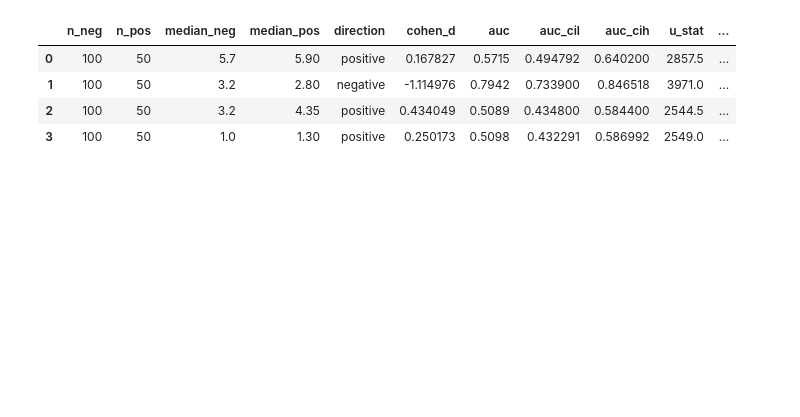
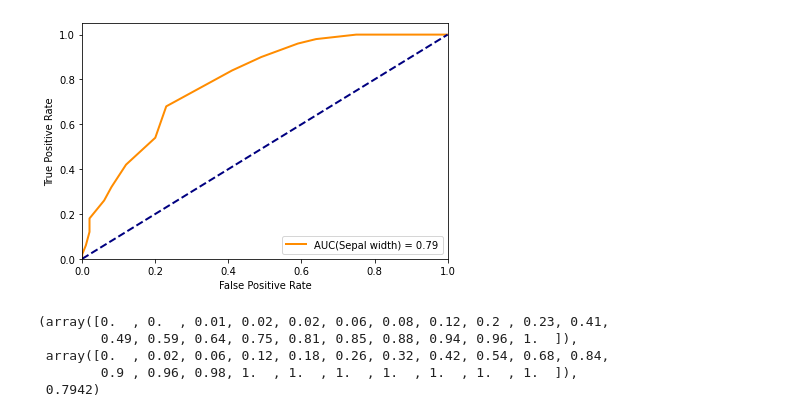
Before and after one commit to hubertgabrys/ml313, a Jupyter notebook: examples/univariate_analysis.ipynb, the cells around one changed output. Cells and saved outputs as stored; diff of their text form; code cells hidden in the pictures; blank space fills up the shorter version.

Commit message:
Updated univariate analysis example.

```diff
--- a/examples/univariate_analysis.ipynb
+++ b/examples/univariate_analysis.ipynb
@@ -8,0 +11,7 @@ y = data_iris['target']==1
+# %%
+data_iris = load_iris()
+df = pd.DataFrame(data_iris['data'])
+df.columns = ['Sepal length', 'Sepal width', 'Petal length', 'Petal width']
+df['Species'] = data_iris['target']
+df['Species'] = df['Species'].map({0: 'setosa', 1: 'versicolor', 2: 'virginica'})
+df
@@ -8,0 +32,4 @@ y = data_iris['target']==1
+# %%
+X = df.loc[:, 'Sepal length':'Petal width']
+y = df['Species'] == 'versicolor'
+univariate_analysis(X, y, boot_alpha=0.05, mtc_alpha=0.05, n_jobs=-2)
@@ -9,8 +42,9 @@ y = data_iris['target']==1
 # %%
-univariate_analysis(X, y)
+plot_roc_curve(X, 'Sepal width', y)
 # %% [output]
-|  | n_neg | n_pos | median_neg | median_pos | direction | cohen_d | auc | auc_cil | auc_cih | u_stat | ... |
-| 0 | 100 | 50 | 5.7 | 5.90 | positive | 0.167827 | 0.5715 | 0.494792 | 0.640200 | 2857.5 | ... |
-| 1 | 100 | 50 | 3.2 | 2.80 | negative | -1.114976 | 0.7942 | 0.733900 | 0.846518 | 3971.0 | ... |
-| 2 | 100 | 50 | 3.2 | 4.35 | positive | 0.434049 | 0.5089 | 0.434800 | 0.584400 | 2544.5 | ... |
-| 3 | 100 | 50 | 1.0 | 1.30 | positive | 0.250173 | 0.5098 | 0.432291 | 0.586992 | 2549.0 | ... |
+[figure, added]
+(array([0.  , 0.  , 0.01, 0.02, 0.02, 0.06, 0.08, 0.12, 0.2 , 0.23, 0.41,
+        0.49, 0.59, 0.64, 0.75, 0.81, 0.85, 0.88, 0.94, 0.96, 1.  ]),
+ array([0.  , 0.02, 0.06, 0.12, 0.18, 0.26, 0.32, 0.42, 0.54, 0.68, 0.84,
+        0.9 , 0.96, 0.98, 1.  , 1.  , 1.  , 1.  , 1.  , 1.  , 1.  ]),
+ 0.7942)
```
Also changed, not shown: parts of 5 cells of this notebook.
